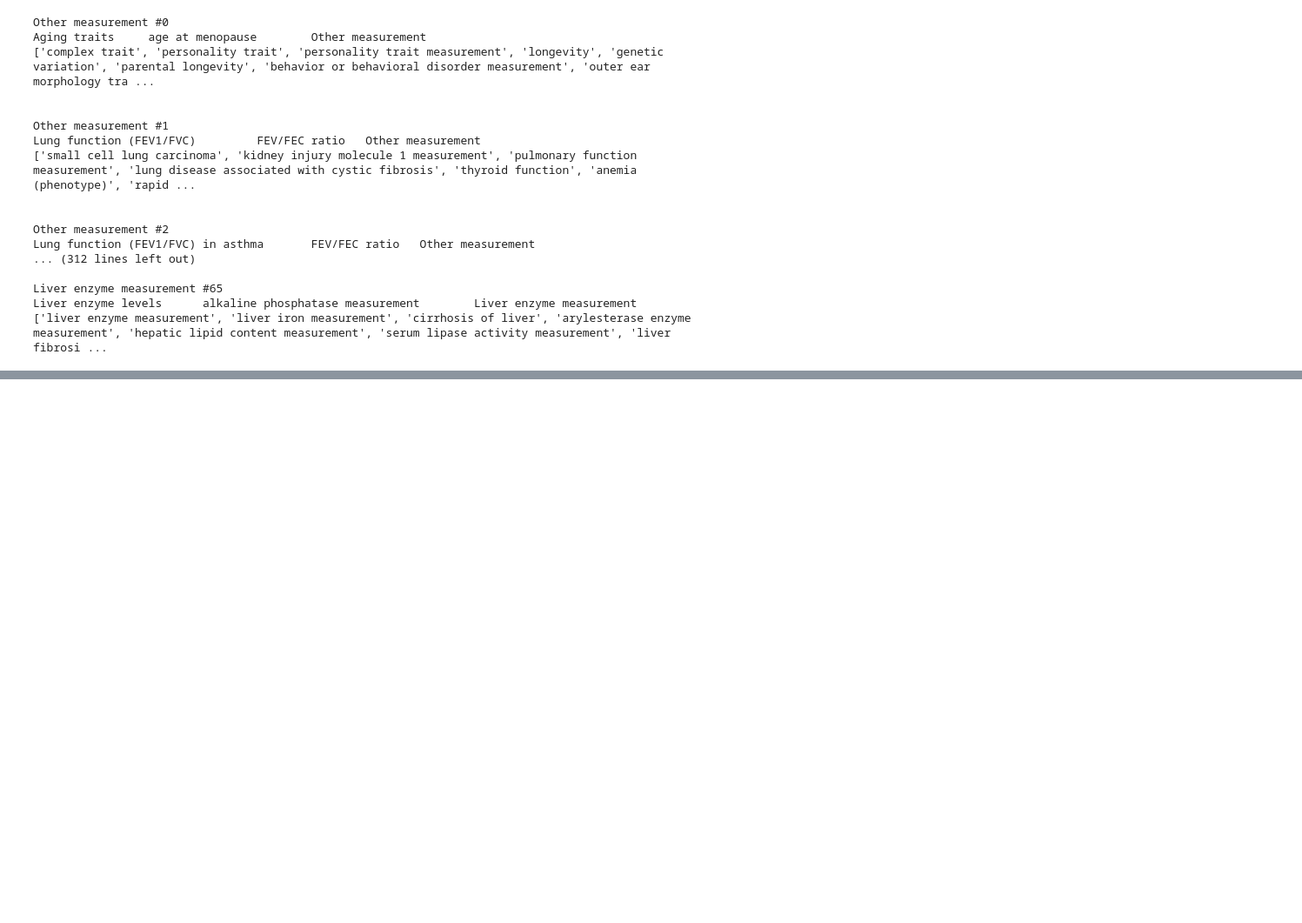
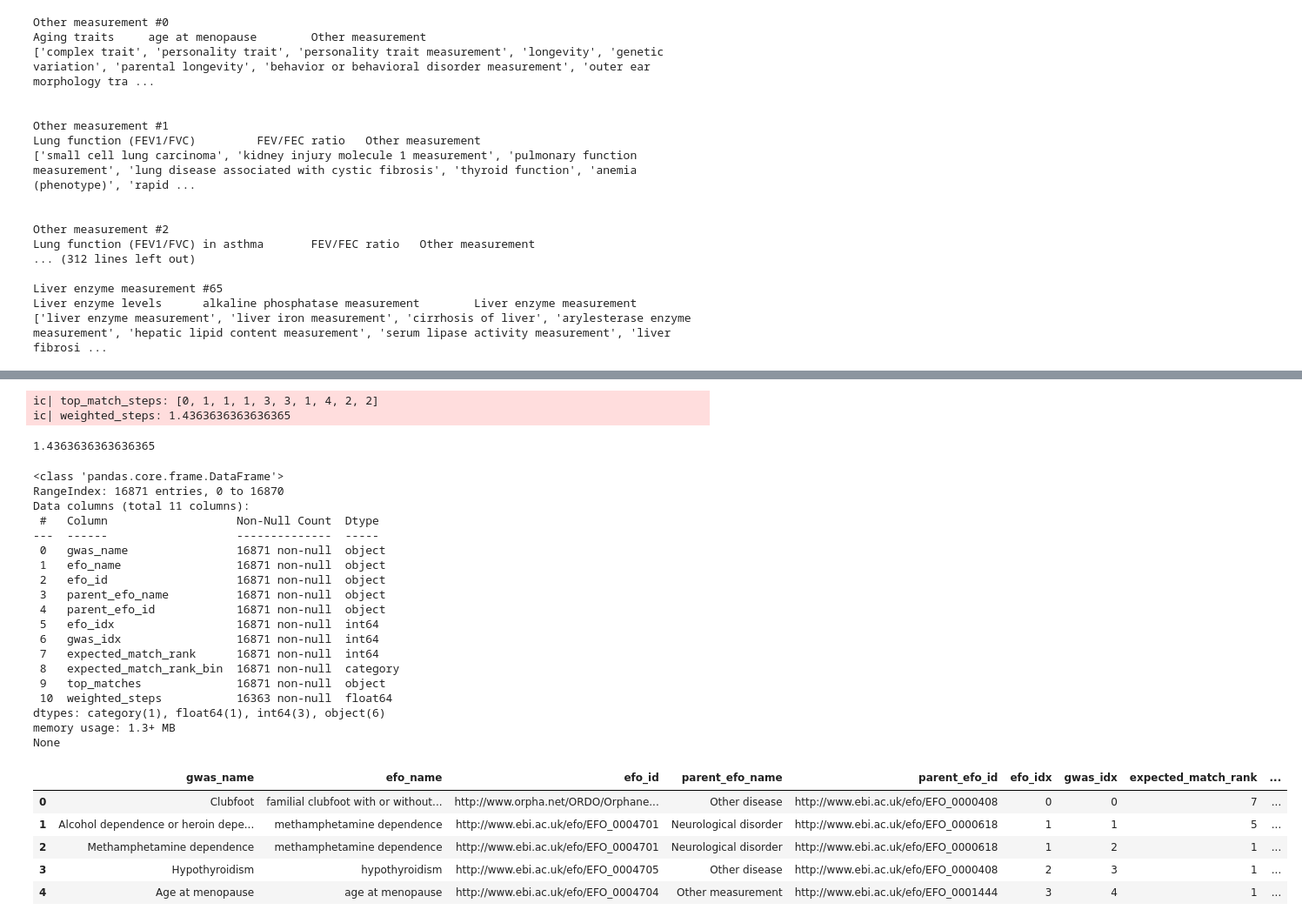
Before and after one commit to MRCIEU/epigraphdb_neural, a Jupyter notebook: processing/notebooks/benchmark-main.ipynb, the cells around one changed output, grey strips where cells are left out. Shown: that part at 87% size. Drawn from its saved outputs; the diff is of its cells as text; code cells hidden in the pictures; blank space fills up the shorter version.

```diff
--- a/processing/notebooks/benchmark-main.ipynb
+++ b/processing/notebooks/benchmark-main.ipynb
@@ -597,0 +695,77 @@ TODO
+# %%
+top_match_steps = [
+    nx.shortest_path_length(undirected_graph, _, expected_efo_name)
+    for _ in top_names
+    if _ in list(undirected_graph.nodes)
+]
+ic(top_match_steps)
+
+weighted_steps = sum(
+    ((len(top_match_steps) - idx) / np.sum(np.arange(1, len(top_match_steps) + 1))) * _
+    for idx, _ in enumerate(top_match_steps)
+)
+ic(weighted_steps)
+# %% [output]
+ic| top_match_steps: [0, 1, 1, 1, 3, 3, 1, 4, 2, 2]
+ic| weighted_steps: 1.4363636363636365
+1.4363636363636365
+# %%
+def calc_weighted_steps(row_data, undirected_graph, efo_nodes):
+    expected_efo_name = row_data["efo_name"]
+    if expected_efo_name not in efo_nodes:
+        return np.nan
+    top_matches = row_data["top_matches"]
+    top_steps = [
+        nx.shortest_path_length(undirected_graph, _, expected_efo_name)
+        for _ in top_matches
+        if _ in efo_nodes
+    ]
+    denom = np.sum(np.arange(1, len(top_steps) + 1))
+    weighted_steps = sum(
+        [((len(top_steps) - idx) / denom) * _ for idx, _ in enumerate(top_steps)]
+    )
+    return weighted_steps
+
+
+efo_nodes = list(undirected_graph.nodes)
+
+steps_df = gwas_to_efo.assign(
+    top_matches=lambda df: df["gwas_idx"].apply(
+        lambda x: get_top_matches(x, similarity_arr, efo_idx_df, efo_encodes, top_n=5)
+    )
+).assign(
+    weighted_steps=lambda df: df.apply(
+        func=lambda row_data: calc_weighted_steps(
+            row_data, undirected_graph=undirected_graph, efo_nodes=efo_nodes
+        ),
+        axis=1,
+    )
+)
+print(steps_df.info())
+steps_df.head()
+# %% [output]
+<class 'pandas.core.frame.DataFrame'>
+RangeIndex: 16871 entries, 0 to 16870
+Data columns (total 11 columns):
+ #   Column                   Non-Null Count  Dtype
+---  ------                   --------------  -----
+ 0   gwas_name                16871 non-null  object
+ 1   efo_name                 16871 non-null  object
+ 2   efo_id                   16871 non-null  object
+ 3   parent_efo_name          16871 non-null  object
+ 4   parent_efo_id            16871 non-null  object
+ 5   efo_idx                  16871 non-null  int64
+ 6   gwas_idx                 16871 non-null  int64
+ 7   expected_match_rank      16871 non-null  int64
+ 8   expected_match_rank_bin  16871 non-null  category
+ 9   top_matches              16871 non-null  object
+ 10  weighted_steps           16363 non-null  float64
+dtypes: category(1), float64(1), int64(3), object(6)
+memory usage: 1.3+ MB
+None
+|  | gwas_name | efo_name | efo_id | parent_efo_name | parent_efo_id | efo_idx | gwas_idx | expected_match_rank | ... |
+| 0 | Clubfoot | familial clubfoot with or without... | http://www.orpha.net/ORDO/Orphane... | Other disease | http://www.ebi.ac.uk/efo/EFO_0000408 | 0 | 0 | 7 | ... |
+| 1 | Alcohol dependence or heroin depe... | methamphetamine dependence | http://www.ebi.ac.uk/efo/EFO_0004701 | Neurological disorder | http://www.ebi.ac.uk/efo/EFO_0000618 | 1 | 1 | 5 | ... |
+| 2 | Methamphetamine dependence | methamphetamine dependence | http://www.ebi.ac.uk/efo/EFO_0004701 | Neurological disorder | http://www.ebi.ac.uk/efo/EFO_0000618 | 1 | 2 | 1 | ... |
+| 3 | Hypothyroidism | hypothyroidism | http://www.ebi.ac.uk/efo/EFO_0004705 | Other disease | http://www.ebi.ac.uk/efo/EFO_0000408 | 2 | 3 | 1 | ... |
+| 4 | Age at menopause | age at menopause | http://www.ebi.ac.uk/efo/EFO_0004704 | Other measurement | http://www.ebi.ac.uk/efo/EFO_0001444 | 3 | 4 | 1 | ... |
```
Also changed, not shown: parts of 13 cells of this notebook.
